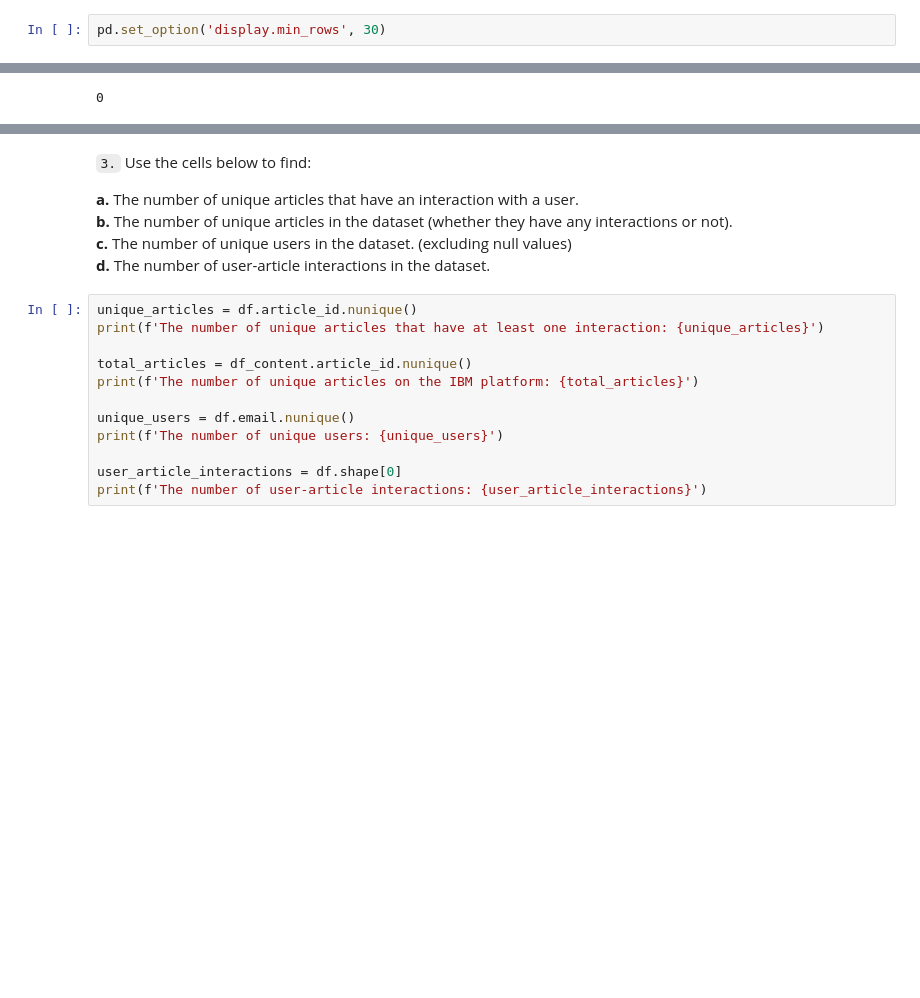
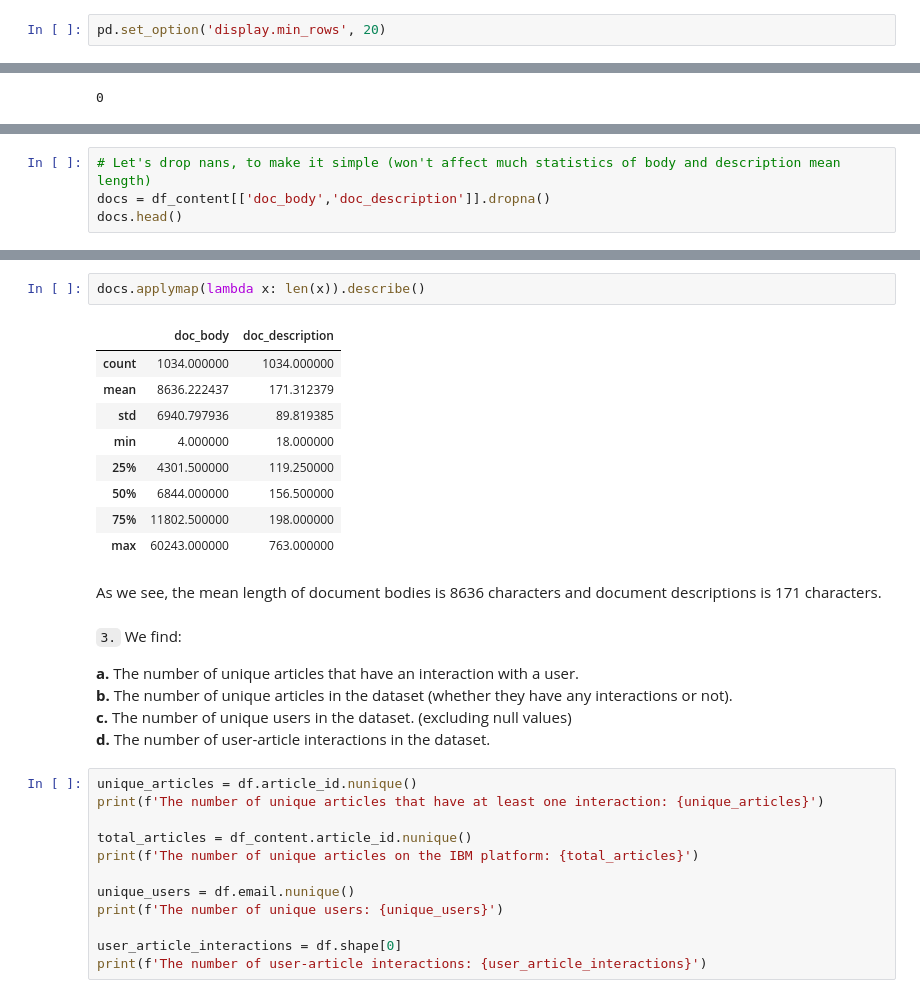
Before and after one commit to marcelokscunha/projects, a Jupyter notebook: recommendations/Recommendations_with_IBM.ipynb, the cells around one changed output, grey strips where cells are left out. Cells and saved outputs as stored; diff of their text form; blank space fills up the shorter version.

```diff
--- a/recommendations/Recommendations_with_IBM.ipynb
+++ b/recommendations/Recommendations_with_IBM.ipynb
@@ -48,7 +48,7 @@ df_content.head()
 | 3 | DATALAYER: HIGH THROUGHPUT, LOW L... | Learn how distributed DBs solve t... | DataLayer Conference: Boost the p... | Live | 3 |
 | 4 | Skip navigation Sign in SearchLoa... | This video demonstrates the power... | Analyze NY Restaurant data using ... | Live | 4 |
 # %%
-pd.set_option('display.min_rows', 30)
+pd.set_option('display.min_rows', 20)
 # %% [markdown]
 ### <a class="anchor" id="Exploratory-Data-Analysis">Part I : Exploratory Data Analysis</a>
 
@@ -231,0 +234,4 @@ df_content.article_id.duplicated().sum()
+# %%
+# Let's drop nans, to make it simple (won't affect much statistics of body and description mean length)
+docs = df_content[['doc_body','doc_description']].dropna()
+docs.head()
@@ -232,5 +245,19 @@ df_content.article_id.duplicated().sum()
+# %%
+docs.applymap(lambda x: len(x)).describe()
+# %% [output]
+|  | doc_body | doc_description |
+| count | 1034.000000 | 1034.000000 |
+| mean | 8636.222437 | 171.312379 |
+| std | 6940.797936 | 89.819385 |
+| min | 4.000000 | 18.000000 |
+| 25% | 4301.500000 | 119.250000 |
+| 50% | 6844.000000 | 156.500000 |
+| 75% | 11802.500000 | 198.000000 |
+| max | 60243.000000 | 763.000000 |
+# %% [markdown]
+As we see, the mean length of document bodies is 8636 characters and document descriptions is 171 characters.
 # %% [markdown]
-`3.` Use the cells below to find:
+`3.` We find:
 
 **a.** The number of unique articles that have an interaction with a user.
 **b.** The number of unique articles in the dataset (whether they have any interactions or not).<br>
```
Also changed, not shown: parts of 29 cells of this notebook.
